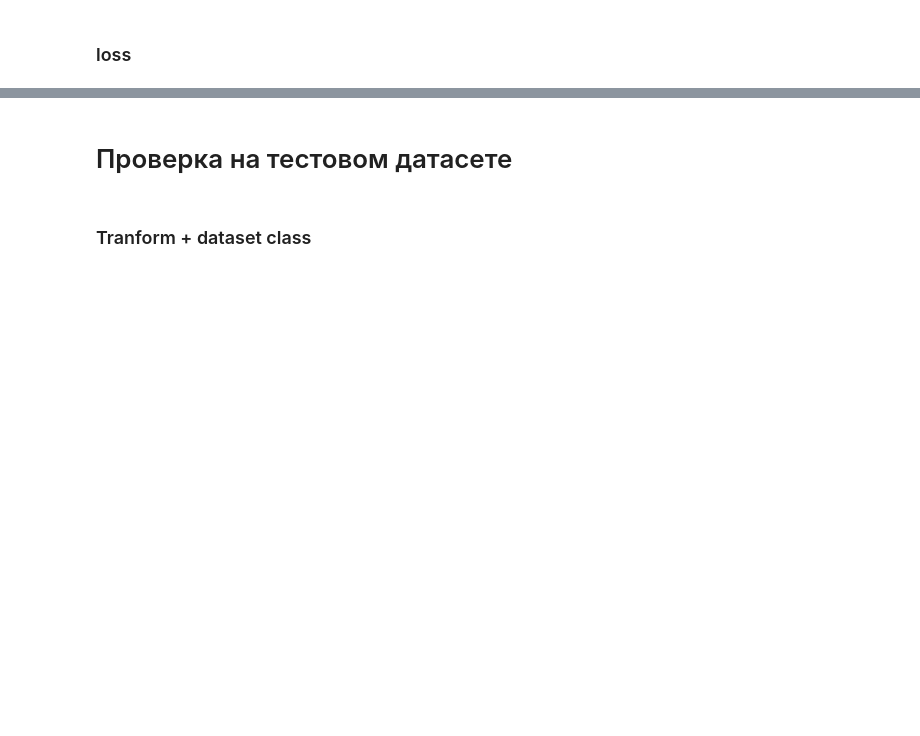
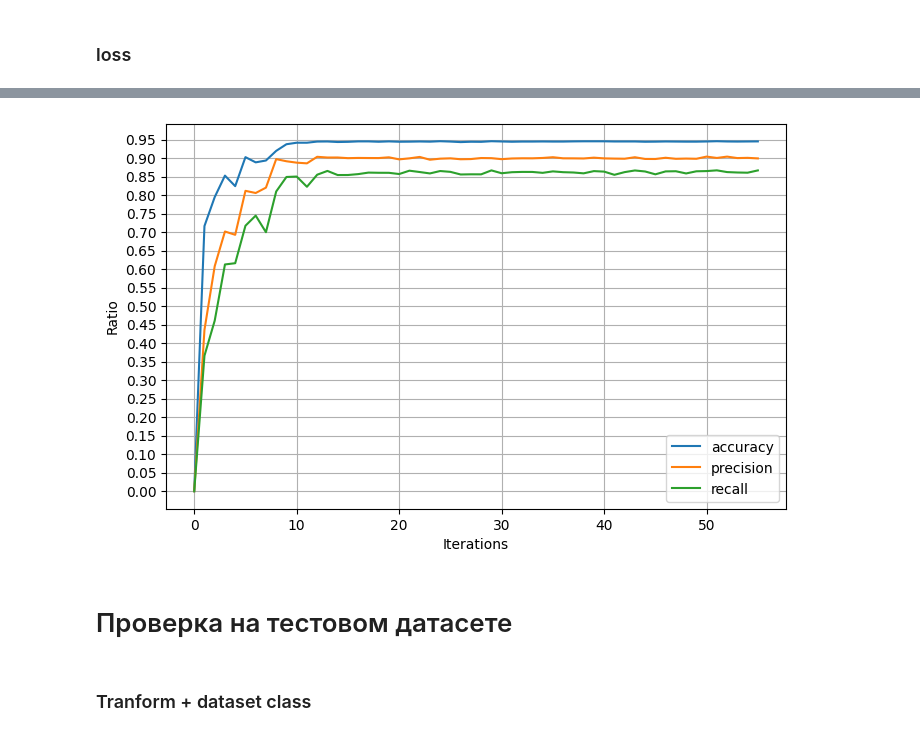
Before and after one commit to JooudDoo/AI_Tasks, a Jupyter notebook: 01_Task/main2.ipynb, the cells around one changed output, grey strips where cells are left out. Cells and saved outputs as stored; diff of their text form; code cells hidden in the pictures; blank space fills up the shorter version.

```diff
--- a/01_Task/main2.ipynb
+++ b/01_Task/main2.ipynb
@@ -345,15 +394,18 @@ plt.show()
 # %%
 fig = plt.figure(figsize=(8, 5))
 
 plt.plot([0] + valid_accs, label='accuracy')
 plt.plot([0] + valid_precs, label='precision')
 plt.plot([0] + valid_recs, label='recall')
 plt.legend()
 plt.grid(True)
 plt.yticks(np.arange(0, 1, 0.05))
 plt.xlabel('Iterations')
-plt.ylabel('Accuracy')
+plt.ylabel('Ratio')
+if logLearnFolder is not None: plt.savefig(f"{logLearnFolder}/valid_metrics.png")
 plt.show()
+# %% [output]
+[figure, added]
 # %% [markdown]
 # Проверка на тестовом датасете
 # %% [markdown]
```
Also changed, not shown: parts of 17 cells of this notebook, 4 other files.
